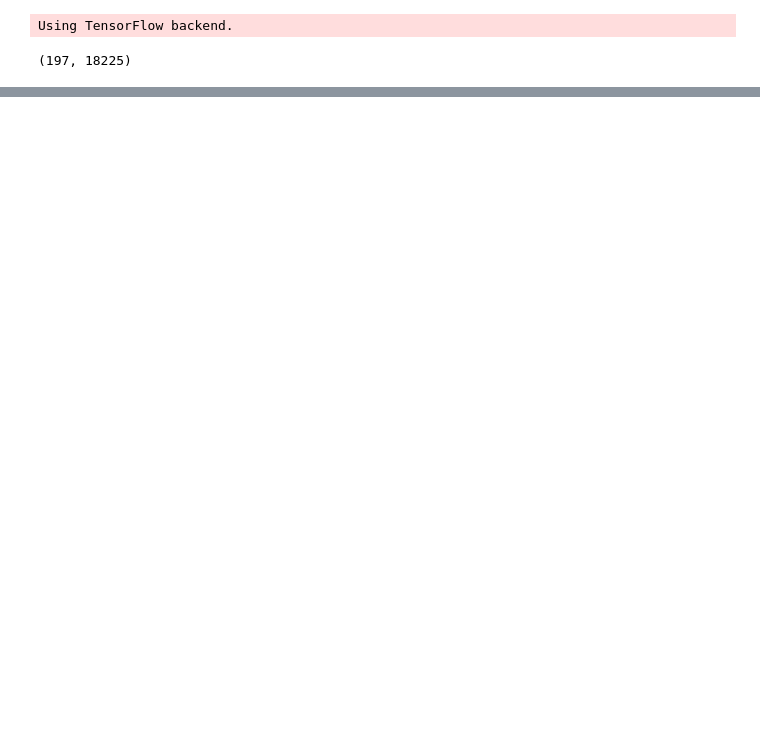
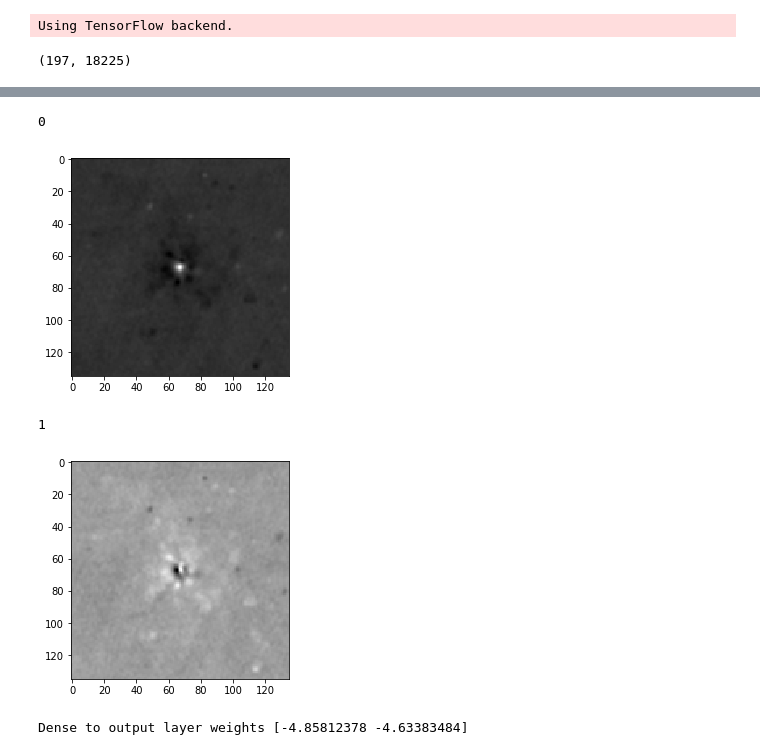
Before and after one commit to MatthewJA/thursday, a Jupyter notebook: Logistic Regression/Logistic Regression - Keras.ipynb, the cells around one changed output, grey strips where cells are left out. Cells and saved outputs as stored; diff of their text form; code cells hidden in the pictures; blank space fills up the shorter version.

```diff
--- a/Logistic Regression/Logistic Regression - Keras.ipynb
+++ b/Logistic Regression/Logistic Regression - Keras.ipynb
@@ -141,0 +151,18 @@ Epoch 1000/1000
+# %%
+for layer in model.layers:
+    weights = layer.get_weights()
+
+wt = np.reshape(weights[0], (135, 135, 2))
+
+for n in range(0, wt.shape[2]):
+   plt.imshow(wt[:,:,n], cmap='gray', shape=(135, 135))
+   print (n)
+   plt.show()
+
+print ("Dense to output layer weights " + str(weights[1]))
+# %% [output]
+0
+[figure, added]
+1
+[figure, added]
+Dense to output layer weights [-4.85812378 -4.63383484]
```
Also changed, not shown: parts of 3 cells of this notebook.
